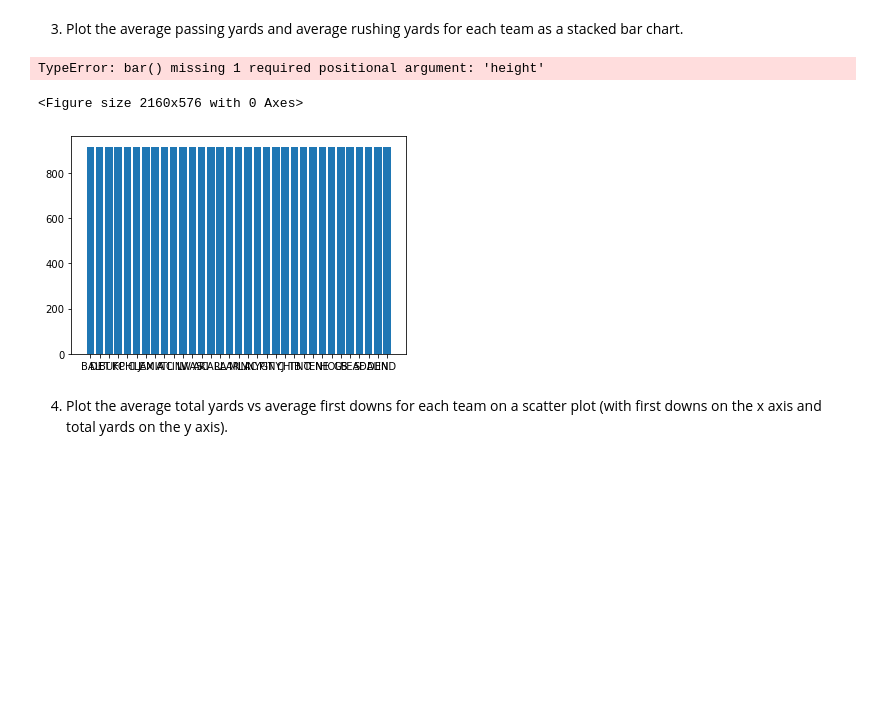
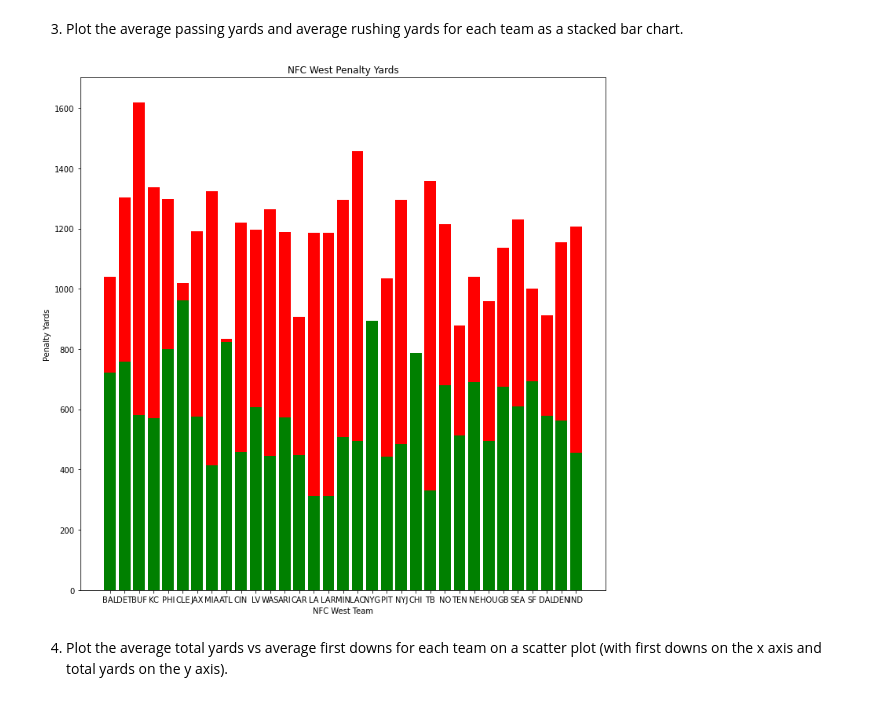
Before and after one commit to AveryH6/cis277-fa22-Lab5, a Jupyter notebook: Lab5.ipynb, the cells around one changed output. Drawn from its saved outputs; the diff is of its cells as text; code cells hidden in the pictures; blank space fills up the shorter version.

```diff
--- a/Lab5.ipynb
+++ b/Lab5.ipynb
@@ -99,14 +99,16 @@ barhplot
 # %% [markdown]
 3. Plot the average passing yards and average rushing yards for each team as a stacked bar chart.
 # %%
-plt.figure(figsize=(30, 8))
-
-plt.bar(df1.team_abbr, df1.passing_yards.mean() )
-plt.bar(df1.team_abbr, bottom=df1.rushing_yards.mean())
+plt.figure(figsize=(12, 12))
+#fig, ax = plt.subplots()
+plt.bar(df1.team_abbr, df1.passing_yards, color= 'red' )
+plt.bar(df1.team_abbr, df1.rushing_yards, color= 'green' )
+plt.xlabel("NFC West Team")
+plt.ylabel("Penalty Yards")
+plt.title("NFC West Penalty Yards")
+plt.show()
 # %% [output]
-TypeError: bar() missing 1 required positional argument: 'height'
-<Figure size 2160x576 with 0 Axes>
-[figure, old version]
+[figure, new version]
 # %% [markdown]
 4. Plot the average total yards vs average first downs for each team on a scatter plot (with first downs on the x axis and total yards on the y axis).
 # %%
```
